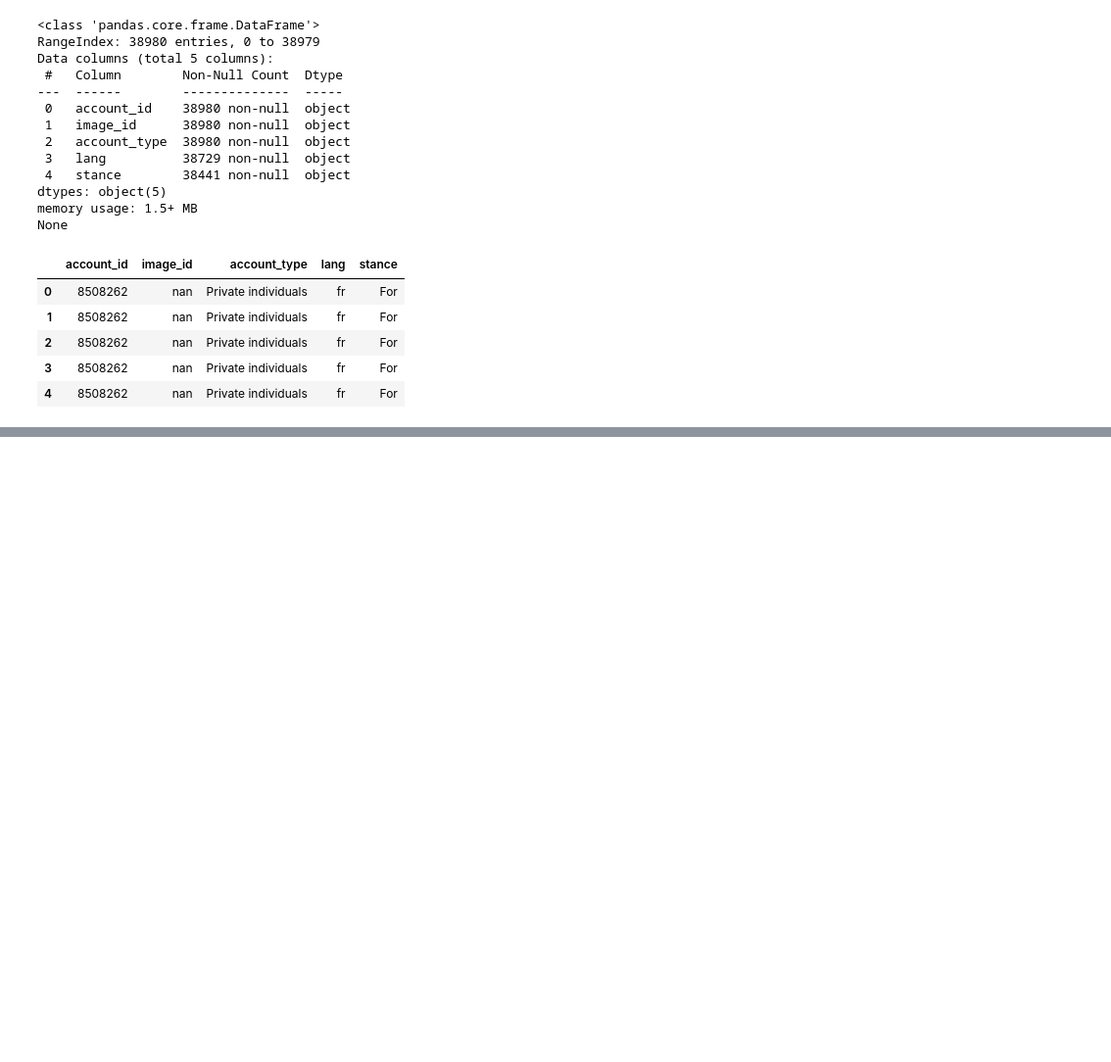
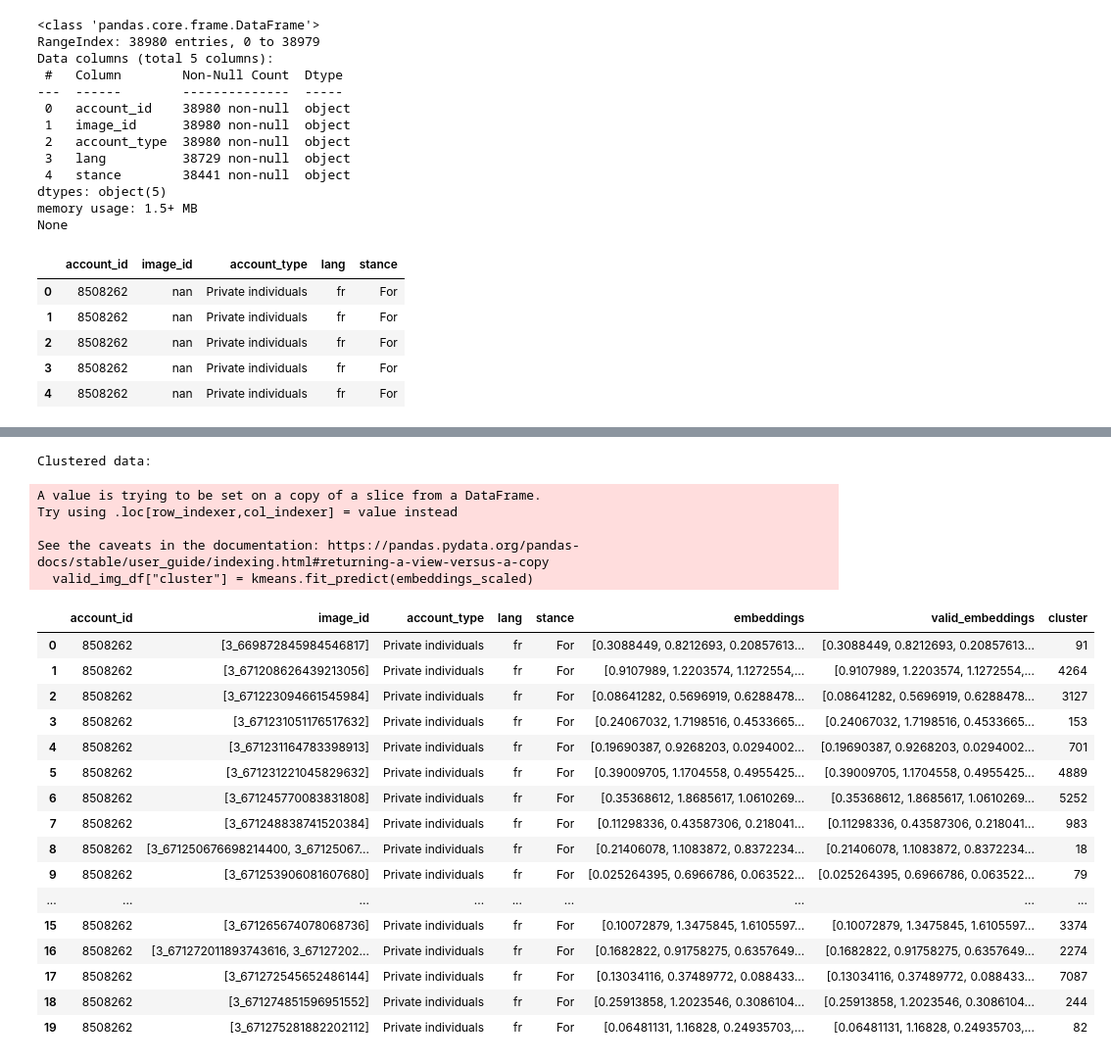
Before and after one commit to vaughankraska/social_data_mining, a Jupyter notebook: src/sdm/lab_scripts/image_analysis/part_1.ipynb, the cells around one changed output, grey strips where cells are left out. Shown at 98% size. Cells and saved outputs as stored; diff of their text form; code cells hidden in the pictures; blank space fills up the shorter version.

```diff
--- a/src/sdm/lab_scripts/image_analysis/part_1.ipynb
+++ b/src/sdm/lab_scripts/image_analysis/part_1.ipynb
@@ -71,0 +372,31 @@ valid_img_df.head()
+# %%
+n_clusters = 8000
+kmeans = KMeans(n_clusters=n_clusters, random_state=42)
+valid_img_df["cluster"] = kmeans.fit_predict(embeddings_scaled)
+
+print("Clustered data:")
+valid_img_df.head(20)
+# %% [output]
+Clustered data:
+A value is trying to be set on a copy of a slice from a DataFrame.
+Try using .loc[row_indexer,col_indexer] = value instead
+
+See the caveats in the documentation: https://pandas.pydata.org/pandas-docs/stable/user_guide/indexing.html#returning-a-view-versus-a-copy
+  valid_img_df["cluster"] = kmeans.fit_predict(embeddings_scaled)
+|  | account_id | image_id | account_type | lang | stance | embeddings | valid_embeddings | cluster |
+| 0 | 8508262 | [3_669872845984546817] | Private individuals | fr | For | [0.3088449, 0.8212693, 0.20857613... | [0.3088449, 0.8212693, 0.20857613... | 91 |
+| 1 | 8508262 | [3_671208626439213056] | Private individuals | fr | For | [0.9107989, 1.2203574, 1.1272554,... | [0.9107989, 1.2203574, 1.1272554,... | 4264 |
+| 2 | 8508262 | [3_671223094661545984] | Private individuals | fr | For | [0.08641282, 0.5696919, 0.6288478... | [0.08641282, 0.5696919, 0.6288478... | 3127 |
+| 3 | 8508262 | [3_671231051176517632] | Private individuals | fr | For | [0.24067032, 1.7198516, 0.4533665... | [0.24067032, 1.7198516, 0.4533665... | 153 |
+| 4 | 8508262 | [3_671231164783398913] | Private individuals | fr | For | [0.19690387, 0.9268203, 0.0294002... | [0.19690387, 0.9268203, 0.0294002... | 701 |
+| 5 | 8508262 | [3_671231221045829632] | Private individuals | fr | For | [0.39009705, 1.1704558, 0.4955425... | [0.39009705, 1.1704558, 0.4955425... | 4889 |
+| 6 | 8508262 | [3_671245770083831808] | Private individuals | fr | For | [0.35368612, 1.8685617, 1.0610269... | [0.35368612, 1.8685617, 1.0610269... | 5252 |
+| 7 | 8508262 | [3_671248838741520384] | Private individuals | fr | For | [0.11298336, 0.43587306, 0.218041... | [0.11298336, 0.43587306, 0.218041... | 983 |
+| 8 | 8508262 | [3_671250676698214400, 3_67125067... | Private individuals | fr | For | [0.21406078, 1.1083872, 0.8372234... | [0.21406078, 1.1083872, 0.8372234... | 18 |
+| 9 | 8508262 | [3_671253906081607680] | Private individuals | fr | For | [0.025264395, 0.6966786, 0.063522... | [0.025264395, 0.6966786, 0.063522... | 79 |
+| ... | ... | ... | ... | ... | ... | ... | ... | ... |
+| 15 | 8508262 | [3_671265674078068736] | Private individuals | fr | For | [0.10072879, 1.3475845, 1.6105597... | [0.10072879, 1.3475845, 1.6105597... | 3374 |
+| 16 | 8508262 | [3_671272011893743616, 3_67127202... | Private individuals | fr | For | [0.1682822, 0.91758275, 0.6357649... | [0.1682822, 0.91758275, 0.6357649... | 2274 |
+| 17 | 8508262 | [3_671272545652486144] | Private individuals | fr | For | [0.13034116, 0.37489772, 0.088433... | [0.13034116, 0.37489772, 0.088433... | 7087 |
+| 18 | 8508262 | [3_671274851596951552] | Private individuals | fr | For | [0.25913858, 1.2023546, 0.3086104... | [0.25913858, 1.2023546, 0.3086104... | 244 |
+| 19 | 8508262 | [3_671275281882202112] | Private individuals | fr | For | [0.06481131, 1.16828, 0.24935703,... | [0.06481131, 1.16828, 0.24935703,... | 82 |
```
Also changed, not shown: parts of 38 cells of this notebook.
